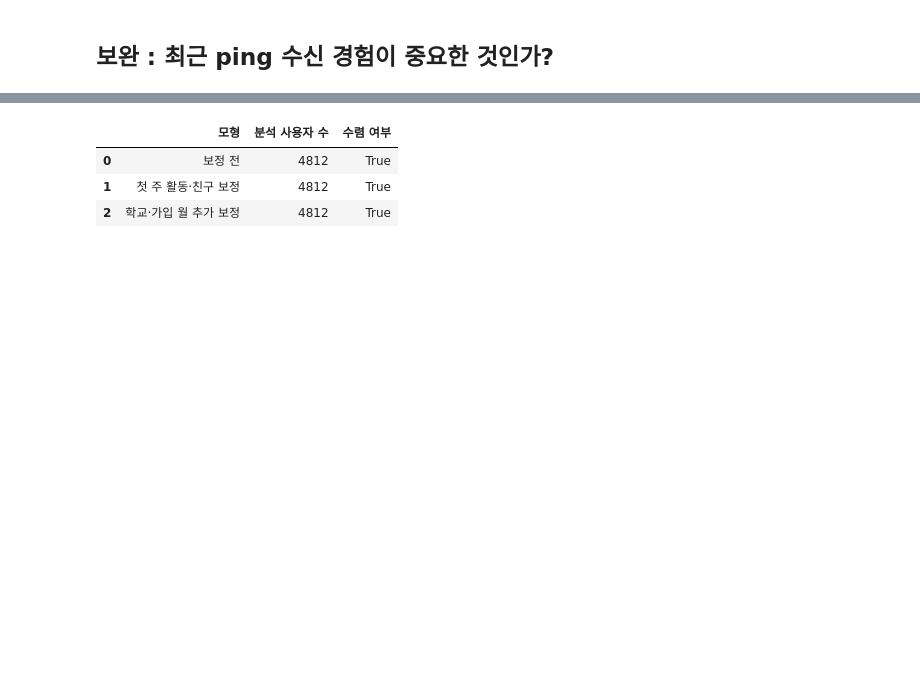
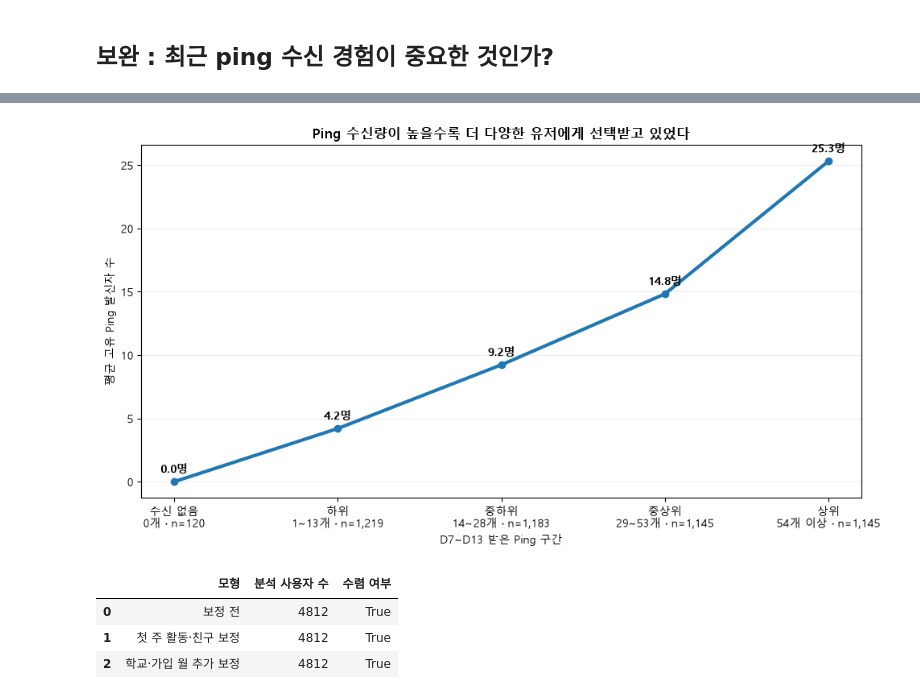
Before and after one commit to zoo-no-s/sns_service_analysis, a Jupyter notebook: notebooks/analyisis_kkw.ipynb, the cells around one changed output, grey strips where cells are left out. Cells and saved outputs as stored; diff of their text form; code cells hidden in the pictures; blank space fills up the shorter version.

```diff
--- a/notebooks/analyisis_kkw.ipynb
+++ b/notebooks/analyisis_kkw.ipynb
@@ -14070,3 +14153,47 @@ display(
+# %%
+import matplotlib.pyplot as plt
+
+groups = [
+    "수신 없음\n0개 · n=120",
+    "하위\n1~13개 · n=1,219",
+    "중하위\n14~28개 · n=1,183",
+    "중상위\n29~53개 · n=1,145",
+    "상위\n54개 이상 · n=1,145"
+]
+
+unique_senders = [0.00, 4.20, 9.23, 14.83, 25.32]
+
+plt.figure(figsize=(10, 5.5))
+
+plt.plot(
+    groups,
+    unique_senders,
+    marker="o",
+    linewidth=3
+)
+
+for i, v in enumerate(unique_senders):
+    plt.text(
+        i,
+        v + 0.7,
+        f"{v:.1f}명",
+        ha="center",
+        fontweight="bold"
+    )
+
+plt.title(
+    "Ping 수신량이 높을수록 더 다양한 유저에게 선택받고 있었다",
+    fontweight="bold"
+)
+
+plt.xlabel("D7~D13 받은 Ping 구간")
+plt.ylabel("평균 고유 Ping 발신자 수")
+
+plt.grid(axis="y", alpha=0.2)
+plt.tight_layout()
+plt.show()
+# %% [output]
+[figure, added]
 # %%
 # 14. 날짜 기준 분석의 구간별 보정 재완료 확률 비교
 
```
Also changed, not shown: parts of 71 cells of this notebook, 1 other file.
